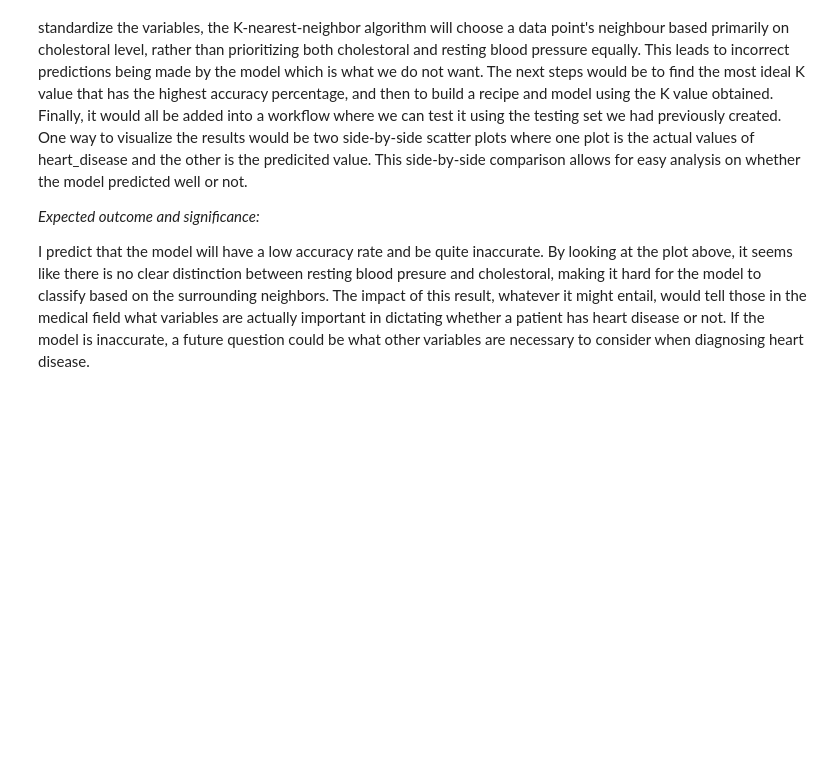
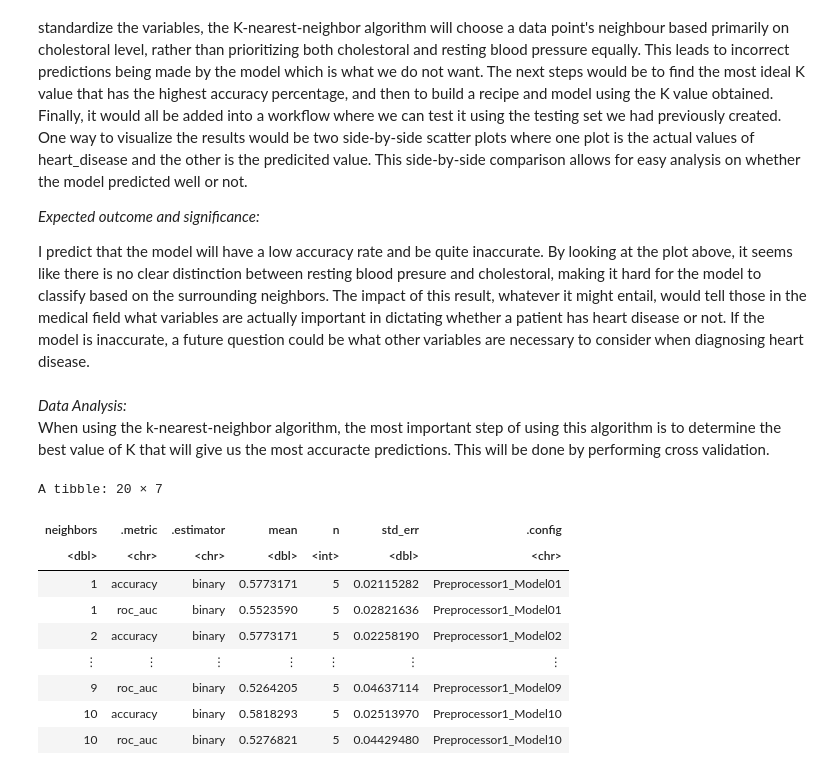
Before and after one commit to Andrewang561/Heart-Disease-Classifier, a Jupyter notebook: DataProject.ipynb, the cells around one changed output. Cells and saved outputs as stored; diff of their text form; code cells hidden in the pictures; blank space fills up the shorter version.

```diff
--- a/DataProject.ipynb
+++ b/DataProject.ipynb
@@ -117,3 +99,33 @@ The first step that must be done before building the model is to standardize the
 *Expected outcome and significance:*
 
 I predict that the model will have a low accuracy rate and be quite inaccurate. By looking at the plot above, it seems like there is no clear distinction between resting blood presure and cholestoral, making it hard for the model to classify based on the surrounding neighbors. The impact of this result, whatever it might entail, would tell those in the medical field what variables are actually important in dictating whether a patient has heart disease or not. If the model is inaccurate, a future question could be what other variables are necessary to consider when diagnosing heart disease.
+# %% [markdown]
+*Data Analysis:*
+When using the k-nearest-neighbor algorithm, the most important step of using this algorithm is to determine the best value of K that will give us the most accuracte predictions. This will be done by performing cross validation.
+# %%
+set.seed(573)
+data_recipe <- recipe(heart_disease ~ resting_blood_pressure + cholestoral, data = data_train) |>
+                step_scale(all_predictors()) |>
+                step_center(all_predictors())
+data_vfold <- vfold_cv(data_train, v = 5, strata = heart_disease)
+data_tune <- nearest_neighbor(weight_func = "rectangular", neighbors = tune()) |>
+                set_engine("kknn") |>
+                set_mode("classification")
+neighbors <- tibble(neighbors = seq(from = 1, to = 10, by = 1))
+data_results <- workflow() |>
+                add_recipe(data_recipe) |>
+                add_model(data_tune) |>
+                tune_grid(resamples = data_vfold, grid = neighbors) |>
+                collect_metrics()
+data_results
+# %% [output]
+A tibble: 20 × 7
+| neighbors | .metric | .estimator | mean | n | std_err | .config |
+| <dbl> | <chr> | <chr> | <dbl> | <int> | <dbl> | <chr> |
+| 1 | accuracy | binary | 0.5773171 | 5 | 0.02115282 | Preprocessor1_Model01 |
+| 1 | roc_auc | binary | 0.5523590 | 5 | 0.02821636 | Preprocessor1_Model01 |
+| 2 | accuracy | binary | 0.5773171 | 5 | 0.02258190 | Preprocessor1_Model02 |
+| ⋮ | ⋮ | ⋮ | ⋮ | ⋮ | ⋮ | ⋮ |
+| 9 | roc_auc | binary | 0.5264205 | 5 | 0.04637114 | Preprocessor1_Model09 |
+| 10 | accuracy | binary | 0.5818293 | 5 | 0.02513970 | Preprocessor1_Model10 |
+| 10 | roc_auc | binary | 0.5276821 | 5 | 0.04429480 | Preprocessor1_Model10 |
```
Also changed, not shown: parts of 3 cells of this notebook.
